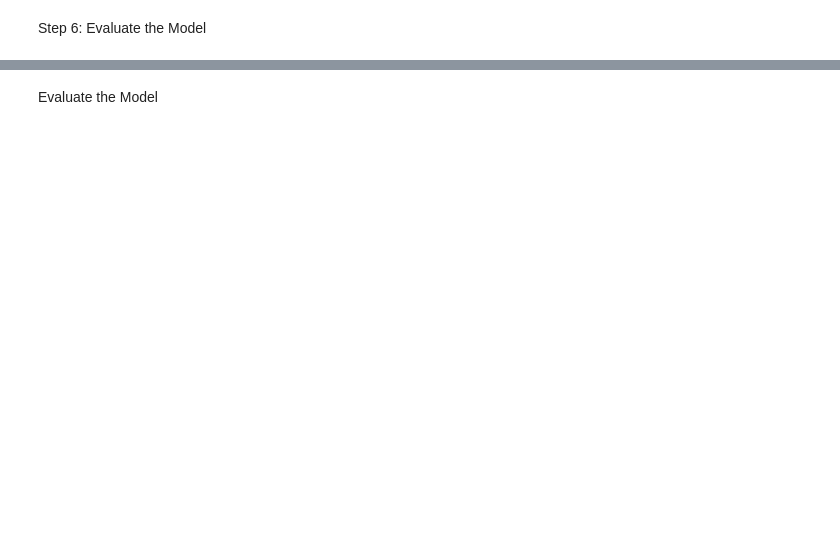
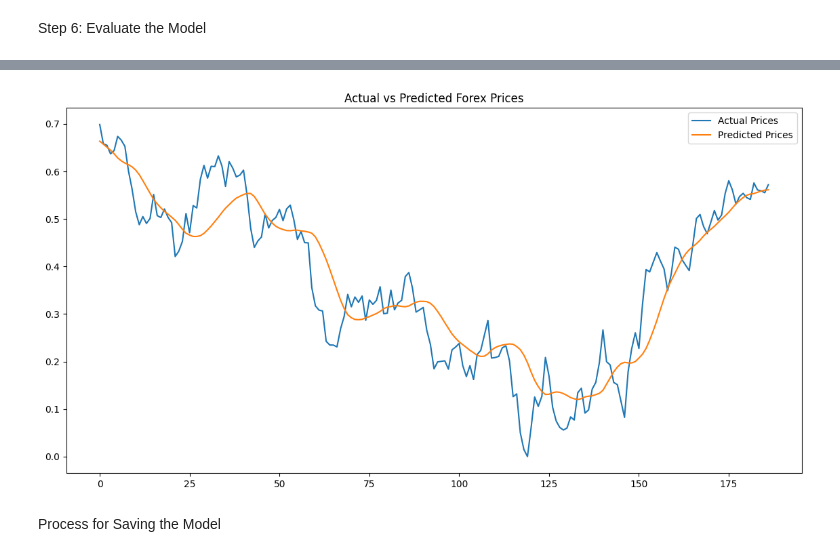
Before and after one commit to md-hameem/Forex-Buy-Sell-Prediction-APP, a Jupyter notebook: Model/finance_prediction.ipynb, the cells around one changed output, grey strips where cells are left out. Drawn from its saved outputs; the diff is of its cells as text; code cells hidden in the pictures; blank space fills up the shorter version.

Commit message:
added refined models

```diff
--- a/Model/finance_prediction.ipynb
+++ b/Model/finance_prediction.ipynb
@@ -74,0 +162,12 @@ plt.show()
+# %%
+# Drop rows with NaN values
+def drop_nan_rows(df):
+    df.dropna(inplace=True)  # Remove rows with NaN values
+    return df
+
+# Apply to all symbols
+for symbol, df_data in processed_data.items():
+    df_data['data'] = drop_nan_rows(df_data['data'])
+
+# Check the data after dropping NaNs
+print(processed_data['EURUSD=X']['data'].head())
@@ -297,0 +243,7 @@ Epoch 11/50
+# %%
+# Training the model for a specific symbol (e.g., EURUSD=X)
+features = all_features['EURUSD=X']
+labels = all_labels['EURUSD=X']
+
+# Train the model
+model.fit(features, labels, epochs=10, batch_size=32)
@@ -297,0 +272,20 @@ Epoch 11/50
+# %%
+from sklearn.metrics import mean_squared_error
+
+# Predict on the same features (just for testing)
+predicted_prices = model.predict(features)
+
+# Calculate RMSE
+rmse = np.sqrt(mean_squared_error(labels, predicted_prices))
+print(f"RMSE: {rmse}")
+
+# Plotting the predicted vs actual prices
+import matplotlib.pyplot as plt
+
+plt.figure(figsize=(14, 7))
+plt.plot(labels, label='Actual Prices')
+plt.plot(predicted_prices, label='Predicted Prices')
+plt.legend()
+plt.title('Actual vs Predicted Forex Prices')
+plt.show()
+# %% [output]
@@ -298,2 +294,3 @@ Epoch 11/50
+[figure, added]
 # %% [markdown]
-Evaluate the Model
+Process for Saving the Model
```
Also changed, not shown: parts of 31 cells of this notebook, 12 other files.
